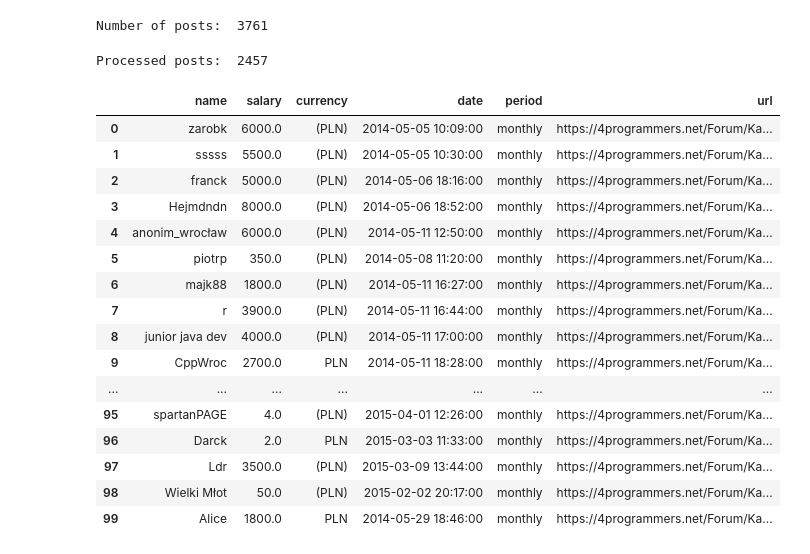
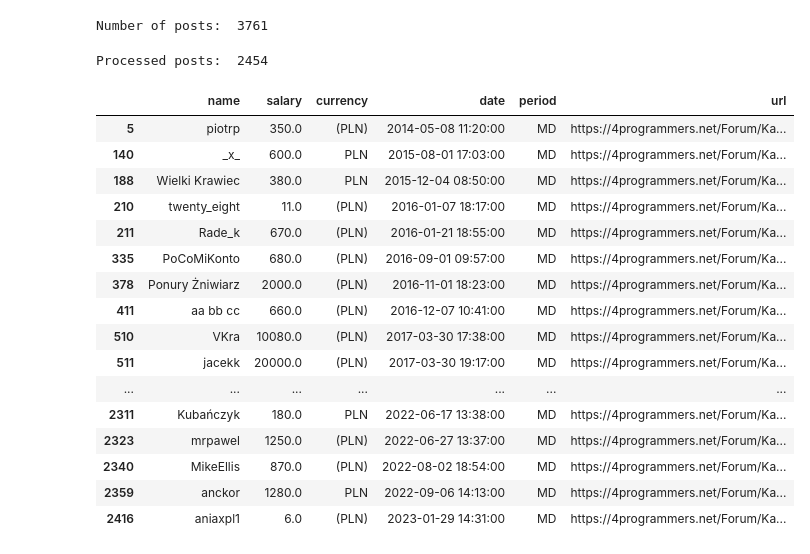
Before and after one commit to tjwnuk/salaries, a Jupyter notebook: notebooks/analysis.ipynb, the cells around one changed output. Saved outputs shown, nothing was run; the diff lists cells and outputs as text; code cells hidden in the pictures.

```diff
--- a/notebooks/analysis.ipynb
+++ b/notebooks/analysis.ipynb
@@ -34,6 +34,7 @@ currencies ={
 
 thousands_keywords = ['k', 'tys', 'tyś', 'tysięcy', 'tysiecy', 'tysiące', 'tysiace']
 hourly_rate_keywords = ['/H', '/h','/ H', '/ h', 'godz' 'GODZINA', 'Godzina', 'godzina', 'GODZINE', "Godzine", 'godzine', 'GODZINĘ', "Godzinę", 'godzinę']
+man_day_keywords = ['dzień', 'dzien', 'dziennie', 'MD', 'dniowka', 'dniówki']
 b2b_keywords = ['b2b', 'B2B', 'B2b', 'b2B']
 
 
@@ -69,7 +70,7 @@ def extract_salaries(post):
         # ignore b2b tokens
         for token in b2b_keywords:
             if token in line:
-                line.replace(token, "")
+                line = line.replace(token, "")
 
         for keyword in salary_keywords:
             # check if salary is present
@@ -106,6 +107,11 @@ def extract_salaries(post):
                 for keyword in hourly_rate_keywords:
                     if keyword in line:
                         new_row['period'] = 'hourly'
+
+                # distinct Man Day rates
+                for keyword in man_day_keywords:
+                    if keyword in line:
+                        new_row['period'] = 'MD'
 
                 # search for currency of salary
                 currency_match_found = False
@@ -146,39 +152,39 @@ for index, post in posts_df.iterrows():
 
 print('Processed posts: ', len(salaries_df))
 # %% [output]
-Processed posts:  2457
+Processed posts:  2454
 # %%
 
 
-output_df = salaries_df[:100]
+output_df = salaries_df[salaries_df['period'] == 'MD']
 
 # Display only foreign currencies
 # output_df = salaries_df.loc[~salaries_df['currency'].isin(['PLN', '(PLN)'])]
 
 # display only first 10 and last 10 items
 # output_df=pd.concat([output_df[:10], output_df[-10:]])
 
 # output_df = output_df[output_df['period'] == 'hourly']
 # output_df1 = output_df.loc[(output_df['period'] == 'hourly') & (output_df['salary'] > 1000)]
 
 # print('procentowo większych niż 1000:', len(output_df1)/len(output_df))
 
 HTML(output_df.to_html(render_links=True, escape=False))
 # %% [output]
 |  | name | salary | currency | date | period | url |
-| 0 | zarobk | 6000.0 | (PLN) | 2014-05-05 10:09:00 | monthly | https://4programmers.net/Forum/Ka... |
-| 1 | sssss | 5500.0 | (PLN) | 2014-05-05 10:30:00 | monthly | https://4programmers.net/Forum/Ka... |
-| 2 | franck | 5000.0 | (PLN) | 2014-05-06 18:16:00 | monthly | https://4programmers.net/Forum/Ka... |
-| 3 | Hejmdndn | 8000.0 | (PLN) | 2014-05-06 18:52:00 | monthly | https://4programmers.net/Forum/Ka... |
-| 4 | anonim_wrocław | 6000.0 | (PLN) | 2014-05-11 12:50:00 | monthly | https://4programmers.net/Forum/Ka... |
-| 5 | piotrp | 350.0 | (PLN) | 2014-05-08 11:20:00 | monthly | https://4programmers.net/Forum/Ka... |
-| 6 | majk88 | 1800.0 | (PLN) | 2014-05-11 16:27:00 | monthly | https://4programmers.net/Forum/Ka... |
-| 7 | r | 3900.0 | (PLN) | 2014-05-11 16:44:00 | monthly | https://4programmers.net/Forum/Ka... |
-| 8 | junior java dev | 4000.0 | (PLN) | 2014-05-11 17:00:00 | monthly | https://4programmers.net/Forum/Ka... |
-| 9 | CppWroc | 2700.0 | PLN | 2014-05-11 18:28:00 | monthly | https://4programmers.net/Forum/Ka... |
+| 5 | piotrp | 350.0 | (PLN) | 2014-05-08 11:20:00 | MD | https://4programmers.net/Forum/Ka... |
+| 140 | _x_ | 600.0 | PLN | 2015-08-01 17:03:00 | MD | https://4programmers.net/Forum/Ka... |
+| 188 | Wielki Krawiec | 380.0 | PLN | 2015-12-04 08:50:00 | MD | https://4programmers.net/Forum/Ka... |
+| 210 | twenty_eight | 11.0 | (PLN) | 2016-01-07 18:17:00 | MD | https://4programmers.net/Forum/Ka... |
+| 211 | Rade_k | 670.0 | (PLN) | 2016-01-21 18:55:00 | MD | https://4programmers.net/Forum/Ka... |
+| 335 | PoCoMiKonto | 680.0 | (PLN) | 2016-09-01 09:57:00 | MD | https://4programmers.net/Forum/Ka... |
+| 378 | Ponury Żniwiarz | 2000.0 | (PLN) | 2016-11-01 18:23:00 | MD | https://4programmers.net/Forum/Ka... |
+| 411 | aa bb cc | 660.0 | (PLN) | 2016-12-07 10:41:00 | MD | https://4programmers.net/Forum/Ka... |
+| 510 | VKra | 10080.0 | (PLN) | 2017-03-30 17:38:00 | MD | https://4programmers.net/Forum/Ka... |
+| 511 | jacekk | 20000.0 | (PLN) | 2017-03-30 19:17:00 | MD | https://4programmers.net/Forum/Ka... |
 | ... | ... | ... | ... | ... | ... | ... |
-| 95 | spartanPAGE | 4.0 | (PLN) | 2015-04-01 12:26:00 | monthly | https://4programmers.net/Forum/Ka... |
-| 96 | Darck | 2.0 | PLN | 2015-03-03 11:33:00 | monthly | https://4programmers.net/Forum/Ka... |
-| 97 | Ldr | 3500.0 | (PLN) | 2015-03-09 13:44:00 | monthly | https://4programmers.net/Forum/Ka... |
-| 98 | Wielki Młot | 50.0 | (PLN) | 2015-02-02 20:17:00 | monthly | https://4programmers.net/Forum/Ka... |
-| 99 | Alice | 1800.0 | PLN | 2014-05-29 18:46:00 | monthly | https://4programmers.net/Forum/Ka... |
+| 2311 | Kubańczyk | 180.0 | PLN | 2022-06-17 13:38:00 | MD | https://4programmers.net/Forum/Ka... |
+| 2323 | mrpawel | 1250.0 | (PLN) | 2022-06-27 13:37:00 | MD | https://4programmers.net/Forum/Ka... |
+| 2340 | MikeEllis | 870.0 | (PLN) | 2022-08-02 18:54:00 | MD | https://4programmers.net/Forum/Ka... |
+| 2359 | anckor | 1280.0 | PLN | 2022-09-06 14:13:00 | MD | https://4programmers.net/Forum/Ka... |
+| 2416 | aniaxpl1 | 6.0 | (PLN) | 2023-01-29 14:31:00 | MD | https://4programmers.net/Forum/Ka... |
```
